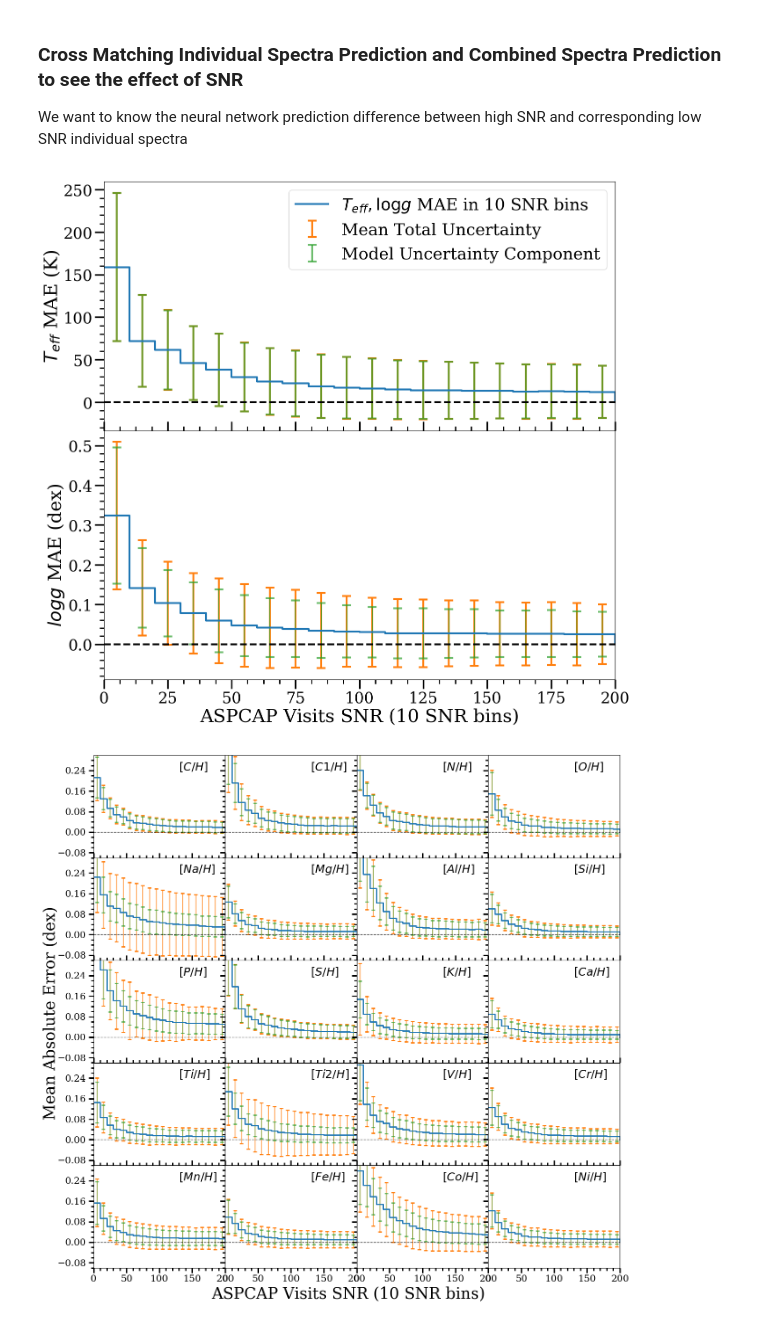
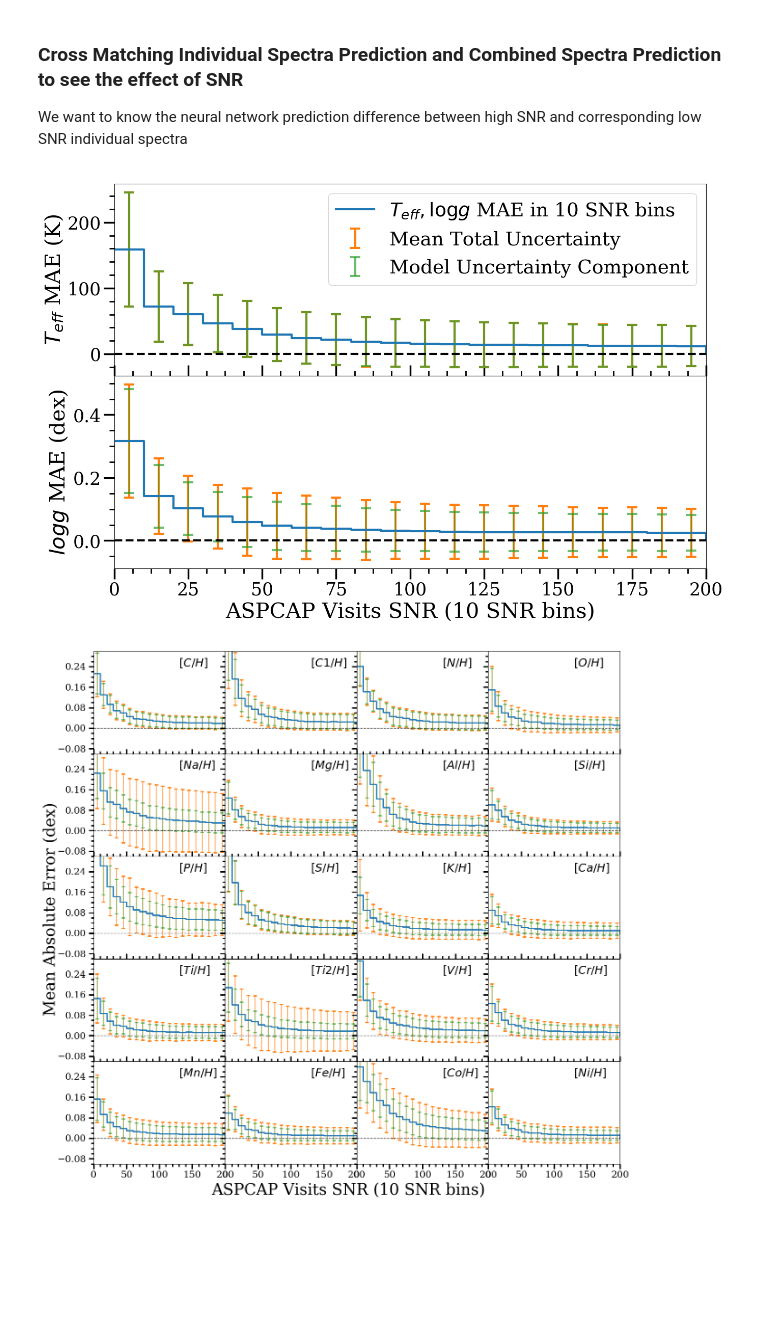
Before and after one commit to henrysky/astroNN_spectra_paper_figures, a Jupyter notebook: Inference.ipynb, the cells around one changed output. Saved outputs shown, nothing was run; the diff lists cells and outputs as text; code cells hidden in the pictures; blank space fills up the shorter version.

```diff
--- a/Inference.ipynb
+++ b/Inference.ipynb
@@ -363,40 +363,40 @@ mean_confidence_logg.append(0.)
 mean_modelconfidence_logg.append(0.)
 
 # setup plots
-f, ax = plt.subplots(2, figsize=(15,15), dpi=100)
+f, ax = plt.subplots(2, figsize=(15,10), dpi=100)
 
 xSNRmajorLocator = MultipleLocator(0.7)
 
 ax[0].plot(spaces_SNR, mean_abs_diff_teff, ls='steps-post', linewidth=3., label='$T_{eff}, \log{g}$' + ' MAE in 10 SNR bins')
 ax[0].errorbar(spaces_SNR+5, mean_abs_diff_teff, yerr=mean_confidence_teff, linestyle='None', capsize=7, elinewidth=3., capthick=3., label='Mean Total Uncertainty')
 ax[0].errorbar(spaces_SNR+5, mean_abs_diff_teff, yerr=mean_modelconfidence_teff, linestyle='None', capsize=7, elinewidth=3., capthick=3., alpha=0.7, label='Model Uncertainty Component')
 ax[0].set_ylabel('$T_{eff}$'+' MAE (K)', fontsize=30)
 ax[0].set_xlim((low_SNR, high_SNR))
 # ax[0].set_ylim((-20, 200))
 ax[0].axhline(0, ls='--', c='k', lw=3.)
 ax[0].legend(loc='best', fontsize=27)
 ax[0].minorticks_on()
 ax[0].tick_params(labelsize=25, width=2.5, length=15, which='major')
 ax[0].tick_params(width=2, length=7, which='minor')
 ax[0].xaxis.set_tick_params(direction='in', which='both')
 ax[0].xaxis.set_major_formatter(NullFormatter())
 
 ax[1].plot(spaces_SNR, mean_abs_diff_logg, ls='steps-post', linewidth=3., label='$log{g}$' + '  MAE in 0.2 dex bins')
 ax[1].errorbar(spaces_SNR+5, mean_abs_diff_logg, yerr=mean_confidence_logg, linestyle='None', capsize=7, elinewidth=3., capthick=3., label='Mean Total Uncertainty')
 ax[1].errorbar(spaces_SNR+5, mean_abs_diff_logg, yerr=mean_modelconfidence_logg, linestyle='None', capsize=7, elinewidth=0., capthick=3., alpha=0.7, label='Model Uncertainty Component')
 ax[1].set_xlabel('ASPCAP Visits SNR (10 SNR bins)', fontsize=30)
 ax[1].set_ylabel('$log{g}$'+' MAE (dex)', fontsize=30)
 ax[1].set_xlim((low_SNR, high_SNR))
 # ax[1].set_ylim((-0.1, 0.4))
 ax[1].axhline(0, ls='--', c='k', lw=3.)
 ax[1].minorticks_on()
 ax[1].tick_params(labelsize=25, width=2.5, length=15, which='major')
 ax[1].tick_params(width=2, length=7, which='minor')
 f.subplots_adjust(wspace=0,hspace=0)
 # f.tight_layout()
 f.savefig('delta_SNR_teff_logg.png')
 # %% [output]
-[figure, old version]
+[figure, new version]
 # %%
 %matplotlib inline
 import pylab as plt
```
Also changed, not shown: parts of 3 cells of this notebook, 1 other file.
